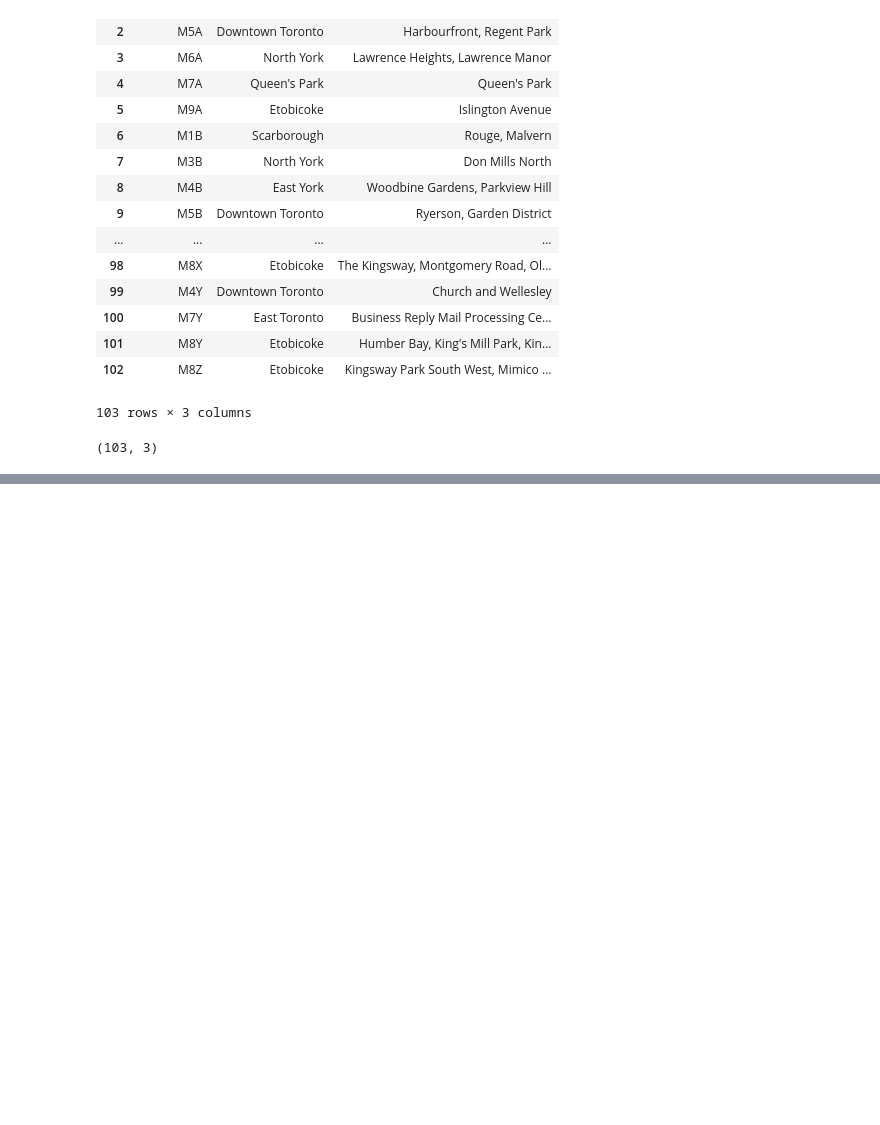
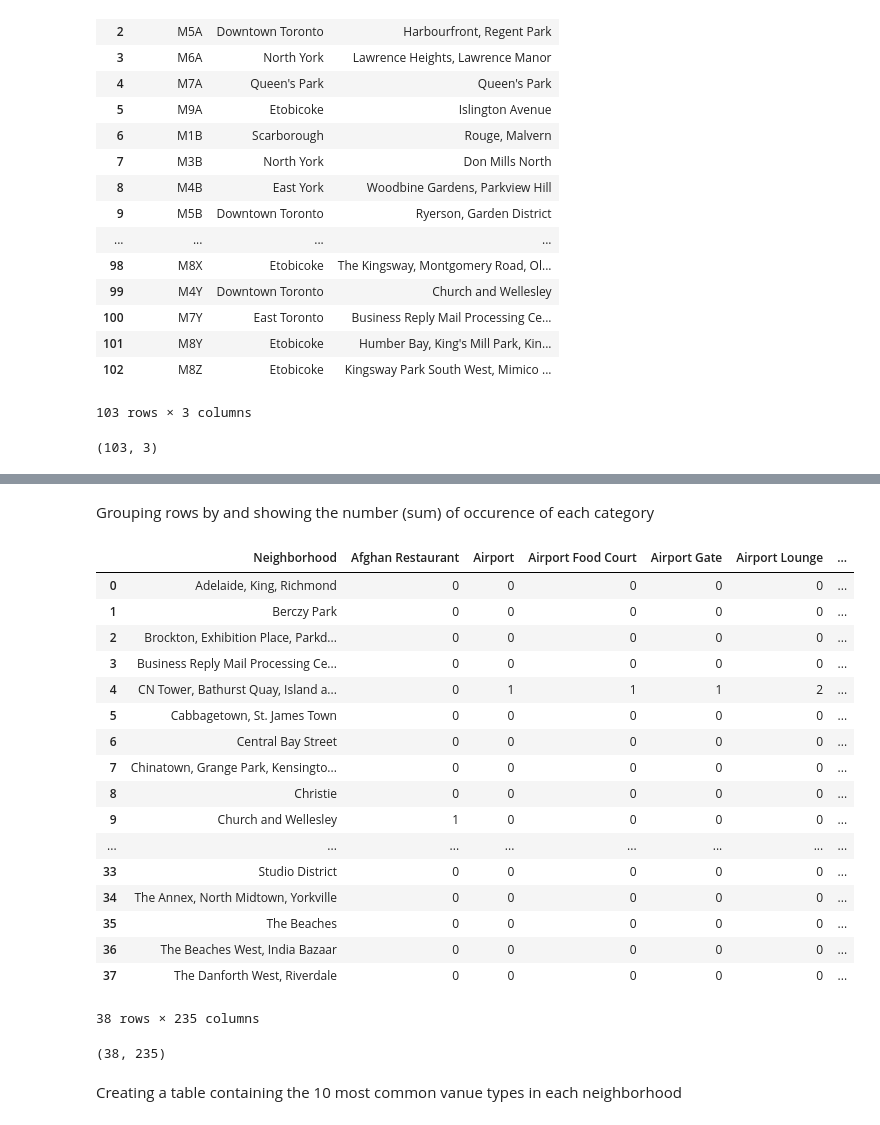
Before and after one commit to andikamulya19/capstone_project, a Jupyter notebook: capstone_project_toronto.ipynb, the cells around one changed output, grey strips where cells are left out. Cells and saved outputs as stored; diff of their text form; code cells hidden in the pictures; blank space fills up the shorter version.

```diff
--- a/capstone_project_toronto.ipynb
+++ b/capstone_project_toronto.ipynb
@@ -53,0 +114,5 @@ table.shape
+# %%
+toronto_contain = toronto_n.Borough.str.contains('Toronto')
+toronto_data = toronto_n[toronto_contain].reset_index(drop=True)
+
+toronto_data
@@ -53,0 +161,8 @@ table.shape
+# %%
+CLIENT_ID = 'F44RE35X5VD0OR4QZ5QFM2VVP5PRMMMB1JXKTFKKAVU5HBN3'
+CLIENT_SECRET = 'FOVYKDZGWC0GURZJTGA3CXCXZLMXZ3IXYWXYU2GD0Z3TMQS1'
+VERSION = '20180605'
+
+print('Your credentails:')
+print('CLIENT_ID: ' + CLIENT_ID)
+print('CLIENT_SECRET:' + CLIENT_SECRET)
@@ -53,0 +214,7 @@ table.shape
+# %%
+
+
+toronto_venues = getNearbyVenues(names=toronto_data['Neighborhood'],
+                                   latitudes=toronto_data['Latitude'],
+                                   longitudes=toronto_data['Longitude']
+                                  )
@@ -53,0 +264,11 @@ table.shape
+# %%
+# create a table containing the neighborhood and types of venues as columns
+
+toronto_onehot = pd.get_dummies(toronto_venues[['Venue Category']], prefix="", prefix_sep="")
+toronto_onehot['_Neighborhood'] = toronto_venues['Neighborhood']
+toronto_onehot.drop('Neighborhood',axis=1, inplace = True)
+fixed_columns = [toronto_onehot.columns[-1]] + list(toronto_onehot.columns[:-1])
+toronto_onehot = toronto_onehot[fixed_columns]
+toronto_onehot = toronto_onehot.rename(columns={'_Neighborhood':'Neighborhood'})
+
+toronto_onehot.head()
@@ -53,0 +283,30 @@ table.shape
+# %% [markdown]
+Grouping rows by and showing the number (sum) of occurence of each category
+# %%
+toronto_grouped = toronto_onehot.groupby("Neighborhood").sum().reset_index()
+toronto_grouped
+# %% [output]
+|  | Neighborhood | Afghan Restaurant | Airport | Airport Food Court | Airport Gate | Airport Lounge | ... |
+| 0 | Adelaide, King, Richmond | 0 | 0 | 0 | 0 | 0 | ... |
+| 1 | Berczy Park | 0 | 0 | 0 | 0 | 0 | ... |
+| 2 | Brockton, Exhibition Place, Parkd... | 0 | 0 | 0 | 0 | 0 | ... |
+| 3 | Business Reply Mail Processing Ce... | 0 | 0 | 0 | 0 | 0 | ... |
+| 4 | CN Tower, Bathurst Quay, Island a... | 0 | 1 | 1 | 1 | 2 | ... |
+| 5 | Cabbagetown, St. James Town | 0 | 0 | 0 | 0 | 0 | ... |
+| 6 | Central Bay Street | 0 | 0 | 0 | 0 | 0 | ... |
+| 7 | Chinatown, Grange Park, Kensingto... | 0 | 0 | 0 | 0 | 0 | ... |
+| 8 | Christie | 0 | 0 | 0 | 0 | 0 | ... |
+| 9 | Church and Wellesley | 1 | 0 | 0 | 0 | 0 | ... |
+| ... | ... | ... | ... | ... | ... | ... | ... |
+| 33 | Studio District | 0 | 0 | 0 | 0 | 0 | ... |
+| 34 | The Annex, North Midtown, Yorkville | 0 | 0 | 0 | 0 | 0 | ... |
+| 35 | The Beaches | 0 | 0 | 0 | 0 | 0 | ... |
+| 36 | The Beaches West, India Bazaar | 0 | 0 | 0 | 0 | 0 | ... |
+| 37 | The Danforth West, Riverdale | 0 | 0 | 0 | 0 | 0 | ... |
+38 rows × 235 columns
+# %%
+toronto_grouped.shape
+# %% [output]
+(38, 235)
+# %% [markdown]
+Creating a table containing the 10 most common vanue types in each neighborhood
```
Also changed, not shown: parts of 34 cells of this notebook.
